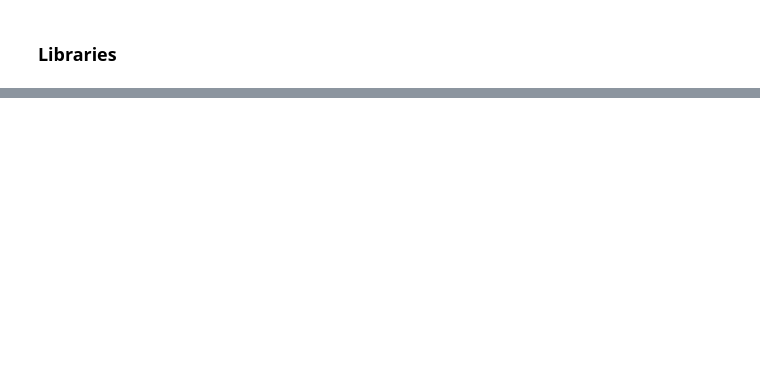
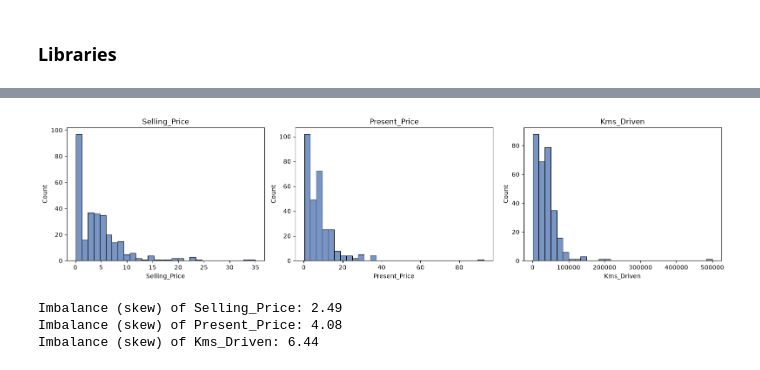
Before and after one commit to Jonathansl17/jarvis, a Jupyter notebook: car_price_regression/car_price_regression.ipynb, the cells around one changed output, grey strips where cells are left out. Drawn from its saved outputs; the diff is of its cells as text; code cells hidden in the pictures; blank space fills up the shorter version.

```diff
--- a/car_price_regression/car_price_regression.ipynb
+++ b/car_price_regression/car_price_regression.ipynb
@@ -102,0 +49,5 @@ To be developed.
+# %%
+# Read the dataset straight from its public URL
+DATA_URL = 'https://raw.githubusercontent.com/amankharwal/Website-data/master/car%20data.csv'
+car = pd.read_csv(DATA_URL)
+car.head()
@@ -102,0 +104,7 @@ To be developed.
+# %%
+# Duplicated rows and the categorical columns
+print("Duplicated rows:", car.duplicated().sum())
+print("Distinct car names:", car['Car_Name'].nunique())
+for column in ['Fuel_Type', 'Seller_Type', 'Transmission', 'Owner']:
+    print()
+    print(car[column].value_counts())
@@ -102,0 +137,19 @@ To be developed.
+# %%
+# Distribution of the target and of the two numeric predictors with a long tail
+fig, axes = plt.subplots(1, 3, figsize=(16, 4))
+for ax, column in zip(axes, ['Selling_Price', 'Present_Price', 'Kms_Driven']):
+    sns.histplot(car[column], bins=30, ax=ax, color='#4c72b0')
+    ax.set_title(column)
+plt.tight_layout()
+plt.show()
+
+# Imbalance of each column: 0 means both sides weigh the same, positive means
+# the tail goes to the right, and beyond 1 the column is clearly unbalanced
+print("Imbalance (skew) of Selling_Price:", round(car['Selling_Price'].skew(), 2))
+print("Imbalance (skew) of Present_Price:", round(car['Present_Price'].skew(), 2))
+print("Imbalance (skew) of Kms_Driven:", round(car['Kms_Driven'].skew(), 2))
+# %% [output]
+[figure, added]
+Imbalance (skew) of Selling_Price: 2.49
+Imbalance (skew) of Present_Price: 4.08
+Imbalance (skew) of Kms_Driven: 6.44
```
Also changed, not shown: parts of 59 cells of this notebook, 1 other file.
